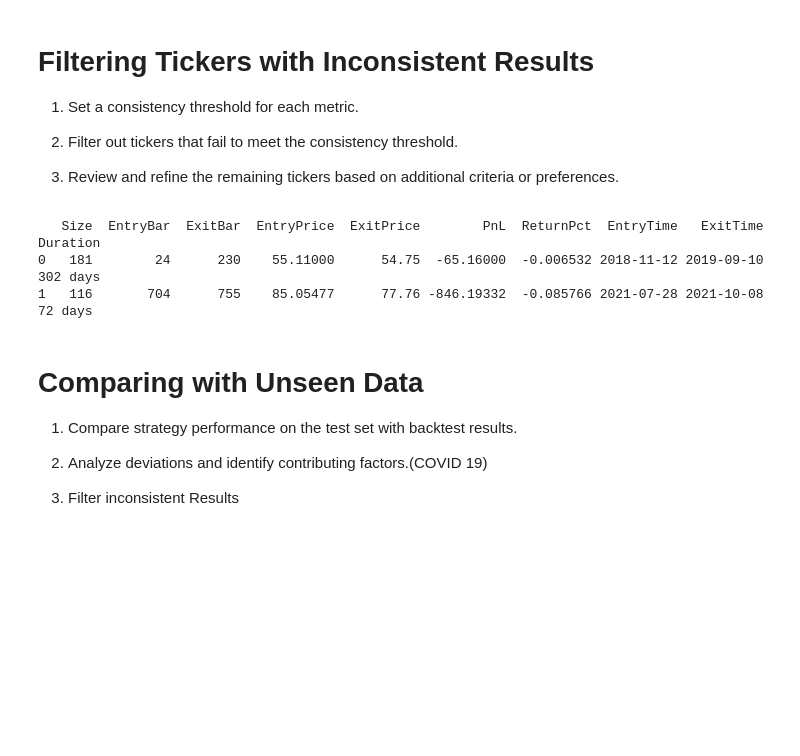
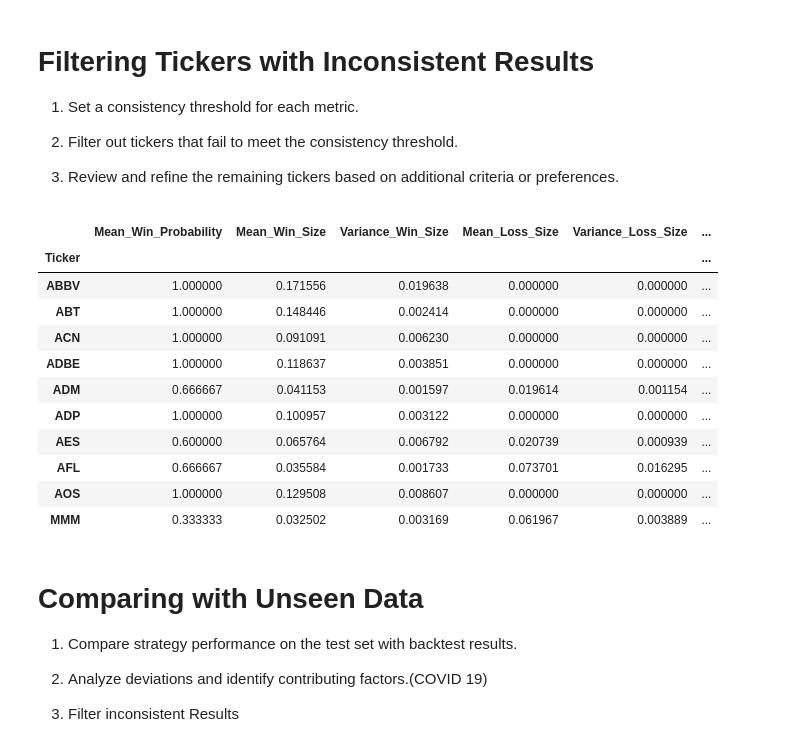
Before and after one commit to AlgoETS/Kelly_RM, a Jupyter notebook: sandbox/Main strategy.ipynb, the cells around one changed output. Cells and saved outputs as stored; diff of their text form; code cells hidden in the pictures; blank space fills up the shorter version.

```diff
--- a/sandbox/Main strategy.ipynb
+++ b/sandbox/Main strategy.ipynb
@@ -243,17 +235,31 @@ MMM              0.000000        0.066760            0.000394
 2. Filter out tickers that fail to meet the consistency threshold.
 
 3. Review and refine the remaining tickers based on additional criteria or preferences.
-# %%
-
-bt.plot()
-print(stats['_trades'].to_string())
-ecart_type_max_gain = 0.1
-ecart_type_max_loss = 0.1
-ecart_type_max_odd = 0.1
-# %% [output]
-   Size  EntryBar  ExitBar  EntryPrice  ExitPrice        PnL  ReturnPct  EntryTime   ExitTime Duration
-0   181        24      230    55.11000      54.75  -65.16000  -0.006532 2018-11-12 2019-09-10 302 days
-1   116       704      755    85.05477      77.76 -846.19332  -0.085766 2021-07-28 2021-10-08  72 days
+# %%
+
+ecart_type_max_gain = -1 #0.3
+ecart_type_max_loss = -1 #0.01
+p_value_odd = -1 # 0.3
+
+
+ticker_stats=ticker_stats[ticker_stats.Win_Probability_P_Value >p_value_odd]
+ticker_stats=ticker_stats[ticker_stats.Variance_Win_Size > ecart_type_max_gain]
+ticker_stats=ticker_stats[ticker_stats.Variance_Loss_Size > ecart_type_max_loss]
+
+display(ticker_stats)
+# %% [output]
+|  | Mean_Win_Probability | Mean_Win_Size | Variance_Win_Size | Mean_Loss_Size | Variance_Loss_Size | ... |
+| Ticker |  |  |  |  |  | ... |
+| ABBV | 1.000000 | 0.171556 | 0.019638 | 0.000000 | 0.000000 | ... |
+| ABT | 1.000000 | 0.148446 | 0.002414 | 0.000000 | 0.000000 | ... |
+| ACN | 1.000000 | 0.091091 | 0.006230 | 0.000000 | 0.000000 | ... |
+| ADBE | 1.000000 | 0.118637 | 0.003851 | 0.000000 | 0.000000 | ... |
+| ADM | 0.666667 | 0.041153 | 0.001597 | 0.019614 | 0.001154 | ... |
+| ADP | 1.000000 | 0.100957 | 0.003122 | 0.000000 | 0.000000 | ... |
+| AES | 0.600000 | 0.065764 | 0.006792 | 0.020739 | 0.000939 | ... |
+| AFL | 0.666667 | 0.035584 | 0.001733 | 0.073701 | 0.016295 | ... |
+| AOS | 1.000000 | 0.129508 | 0.008607 | 0.000000 | 0.000000 | ... |
+| MMM | 0.333333 | 0.032502 | 0.003169 | 0.061967 | 0.003889 | ... |
 # %% [markdown]
 # Comparing with Unseen Data
 
```
Also changed, not shown: parts of 14 cells of this notebook, 3 other files.
